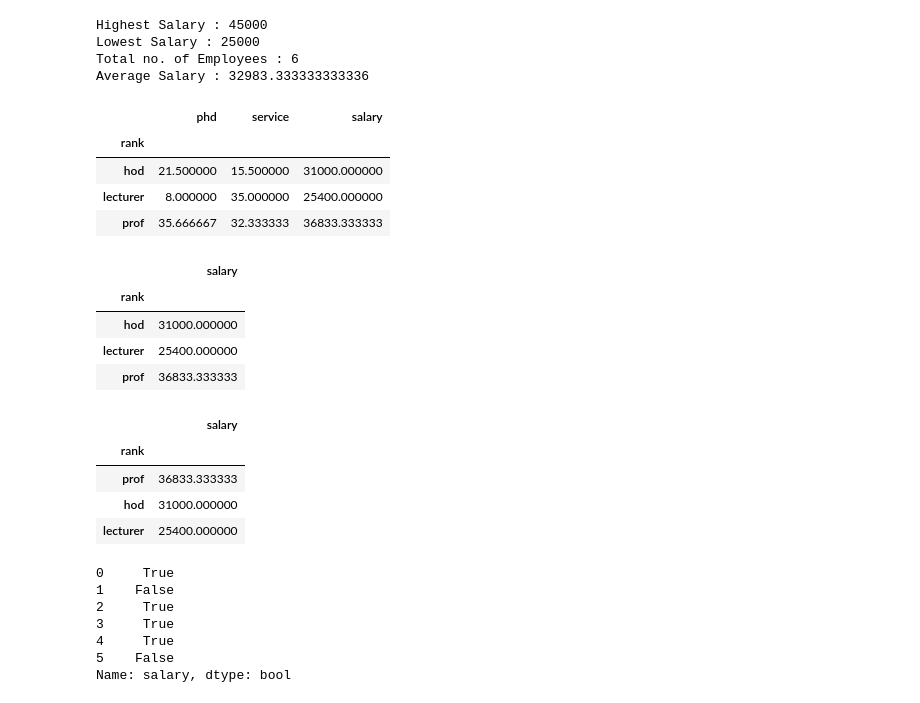
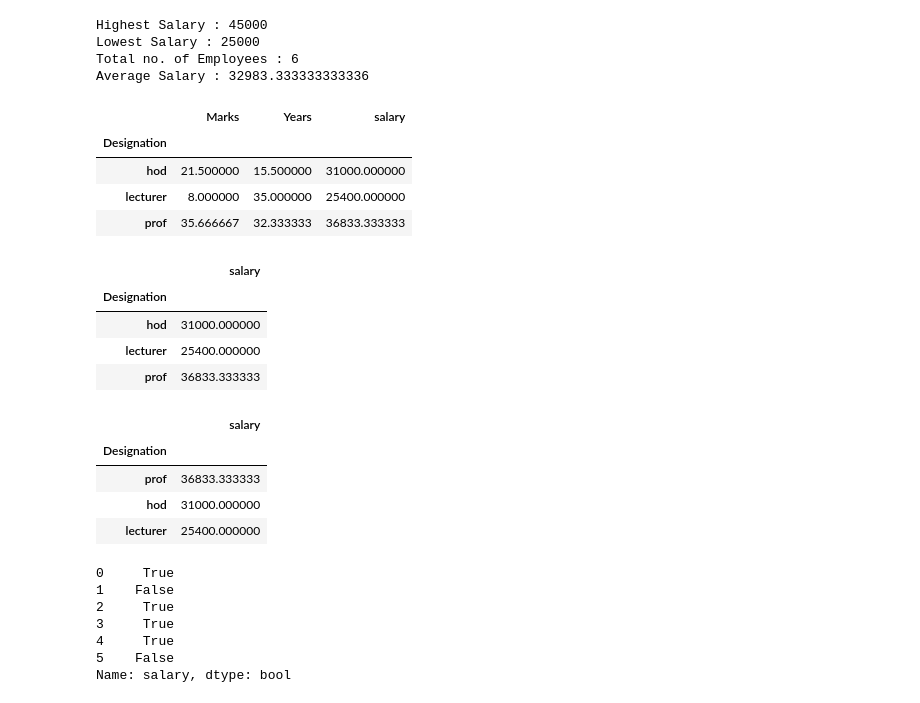
Before and after one commit to Netra-Tek/Data-Analysis, a Jupyter notebook: EmployeeAnalysis.ipynb, the cells around one changed output. Saved outputs shown, nothing was run; the diff lists cells and outputs as text; code cells hidden in the pictures.

```diff
--- a/EmployeeAnalysis.ipynb
+++ b/EmployeeAnalysis.ipynb
@@ -136,35 +136,35 @@ Lowest Salary : 25000
 Total no. of Employees : 6
 Average Salary : 32983.333333333336
 # %%
-# Group data using rank column
+# Group data using Designation column
 # stored data in another data frame
-df_rank = df.groupby("rank")
+df_Designation = df.groupby("Designation")
 # %%
 #Calculate mean value for each numeric column per each group
-df_rank.mean()
+df_Designation.mean()
 # %% [output]
-|  | phd | service | salary |
-| rank |  |  |  |
+|  | Marks | Years | salary |
+| Designation |  |  |  |
 | hod | 21.500000 | 15.500000 | 31000.000000 |
 | lecturer | 8.000000 | 35.000000 | 25400.000000 |
 | prof | 35.666667 | 32.333333 | 36833.333333 |
 # %%
-#Calculate mean salary for each professor rank:
+#Calculate mean salary for each professor Designation:
 #Note: If single brackets are used to specify the column (e.g. salary), then the output is Pandas Series object.
 #When double brackets are used the output is a Data Frame
-df.groupby(['rank'])[['salary']].mean()
+df.groupby(['Designation'])[['salary']].mean()
 # %% [output]
 |  | salary |
-| rank |  |
+| Designation |  |
 | hod | 31000.000000 |
 | lecturer | 25400.000000 |
 | prof | 36833.333333 |
 # %%
 #by default sorting True
-df.groupby(['rank'],sort=False)[['salary']].mean()
+df.groupby(['Designation'],sort=False)[['salary']].mean()
 # %% [output]
 |  | salary |
-| rank |  |
+| Designation |  |
 | prof | 36833.333333 |
 | hod | 31000.000000 |
 | lecturer | 25400.000000 |
```
Also changed, not shown: parts of 29 cells of this notebook, 1 other file.
